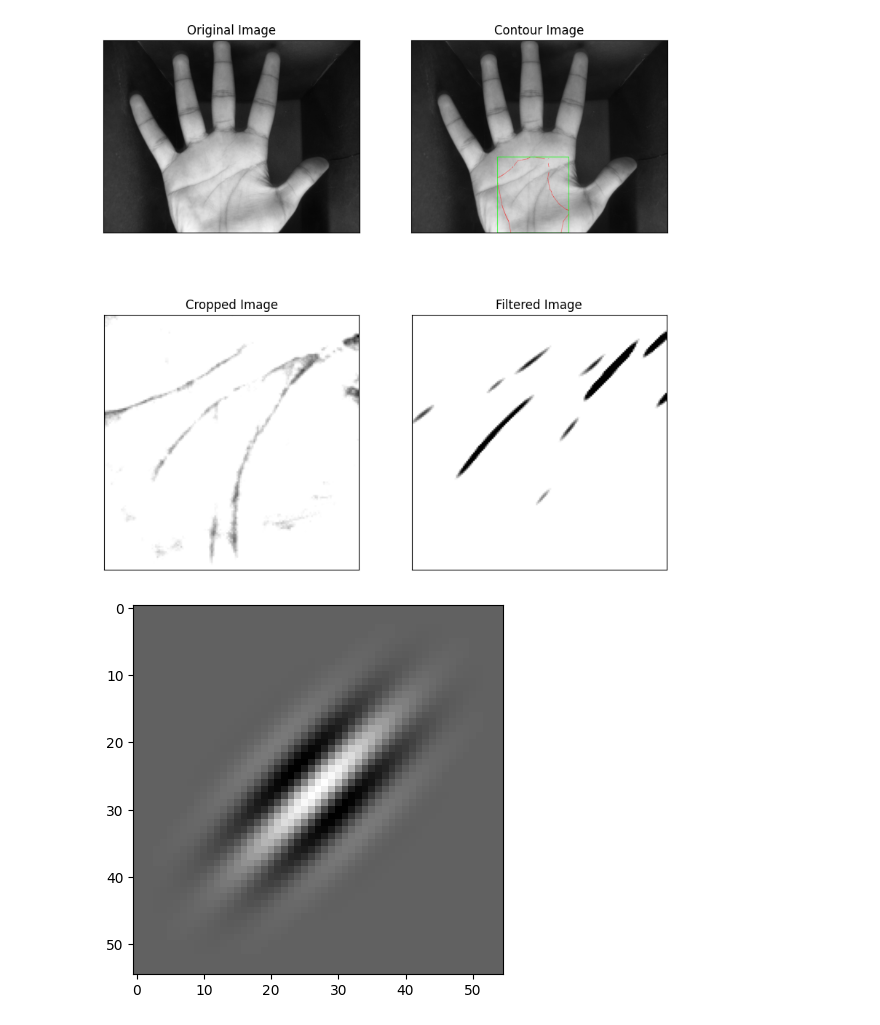
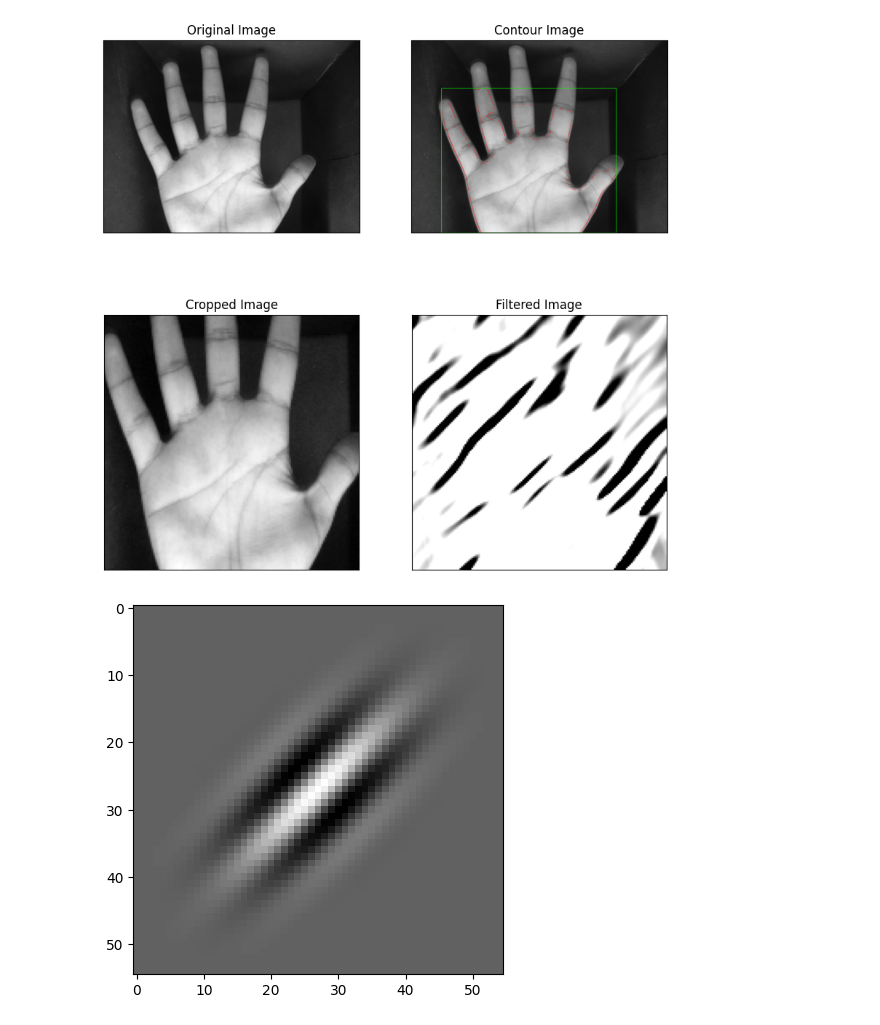
Before and after one commit to M-Shehzad/Contactless-Payment-Server, a Jupyter notebook: extraction.ipynb, the cells around one changed output. Drawn from its saved outputs; the diff is of its cells as text; code cells hidden in the pictures.

```diff
--- a/extraction.ipynb
+++ b/extraction.ipynb
@@ -3,7 +3,7 @@ import numpy as np
 import cv2
 import matplotlib.pyplot as plt
 # %%
-img_original = cv2.imread('../../IITD Palmprint V1/Left Hand/011_4.JPG', cv2.IMREAD_GRAYSCALE)
+img_original = cv2.imread('../../IITD Palmprint V1/Left Hand/011_3.JPG', cv2.IMREAD_GRAYSCALE)
 
 img = img_original.copy()
 blur = cv2.GaussianBlur(img,(3,3),0)
@@ -22,7 +22,7 @@ ret, grad = cv2.threshold(grad, 0, 255, cv2.THRESH_TOZERO)
 # APPLYING WATERSHED ALGORITHM
 dist_transform = cv2.distanceTransform(grad, cv2.DIST_L2, 5)
 
-ret, sure = cv2.threshold(dist_transform, 0.50*dist_transform.max(), 255, 0)
+ret, sure = cv2.threshold(dist_transform, 0.05*dist_transform.max(), 255, 0)
 
 grad2 = cv2.morphologyEx(sure, cv2.MORPH_OPEN, kernal, iterations=3)
 
@@ -50,36 +50,36 @@ img_cropped = img_original[y:y+h, x:x+w]
 # img_cropped = cv2.cvtColor(img_cropped, cv2.COLOR_GRAY2BGR)
 
 # make darker areas more darker
-img_cropped = cv2.addWeighted(img_cropped, 4, cv2.GaussianBlur(img_cropped, (0,0), 30), -4, 300)
+# img_cropped = cv2.addWeighted(img_cropped, 4, cv2.GaussianBlur(img_cropped, (0,0), 30), -4, 128)
 img_cropped = cv2.resize(img_cropped, (150,150))
 
 # Construct the kernel
-ksize = (55,55)
+ksize = (35,35)
 sigma = 5
 theta = 1*np.pi/4
 lambd = 10
 gamma = 0.5
 psi = 0
 
 gabor = cv2.getGaborKernel(ksize, sigma, theta, lambd, gamma, psi, ktype=cv2.CV_32F)
 # plt.imshow(gabor, cmap='gray')
 
 # Apply the kernel to the image
 filtered_img = cv2.filter2D(img_cropped, cv2.CV_8SC3, gabor)
 
 # Displaying the images
 plt.figure(figsize=(10,10))
 plt.subplot(2,2,1), plt.imshow(img_original, cmap='gray')
 plt.title('Original Image'), plt.xticks([]), plt.yticks([])
 plt.subplot(2,2,2), plt.imshow(img_c, cmap='gray')
 plt.title('Contour Image'), plt.xticks([]), plt.yticks([])
 plt.subplot(2,2,3), plt.imshow(img_cropped, cmap='gray')
 plt.title('Cropped Image'), plt.xticks([]), plt.yticks([])
 plt.subplot(2,2,4), plt.imshow(filtered_img, cmap='gray')
 plt.title('Filtered Image'), plt.xticks([]), plt.yticks([])
 plt.show()
 # %% [output]
-[figure, old version]
+[figure, new version]
 # %%
 # Construct the kernel
 ksize = (55,55)
```
Also changed, not shown: 4 other files.
